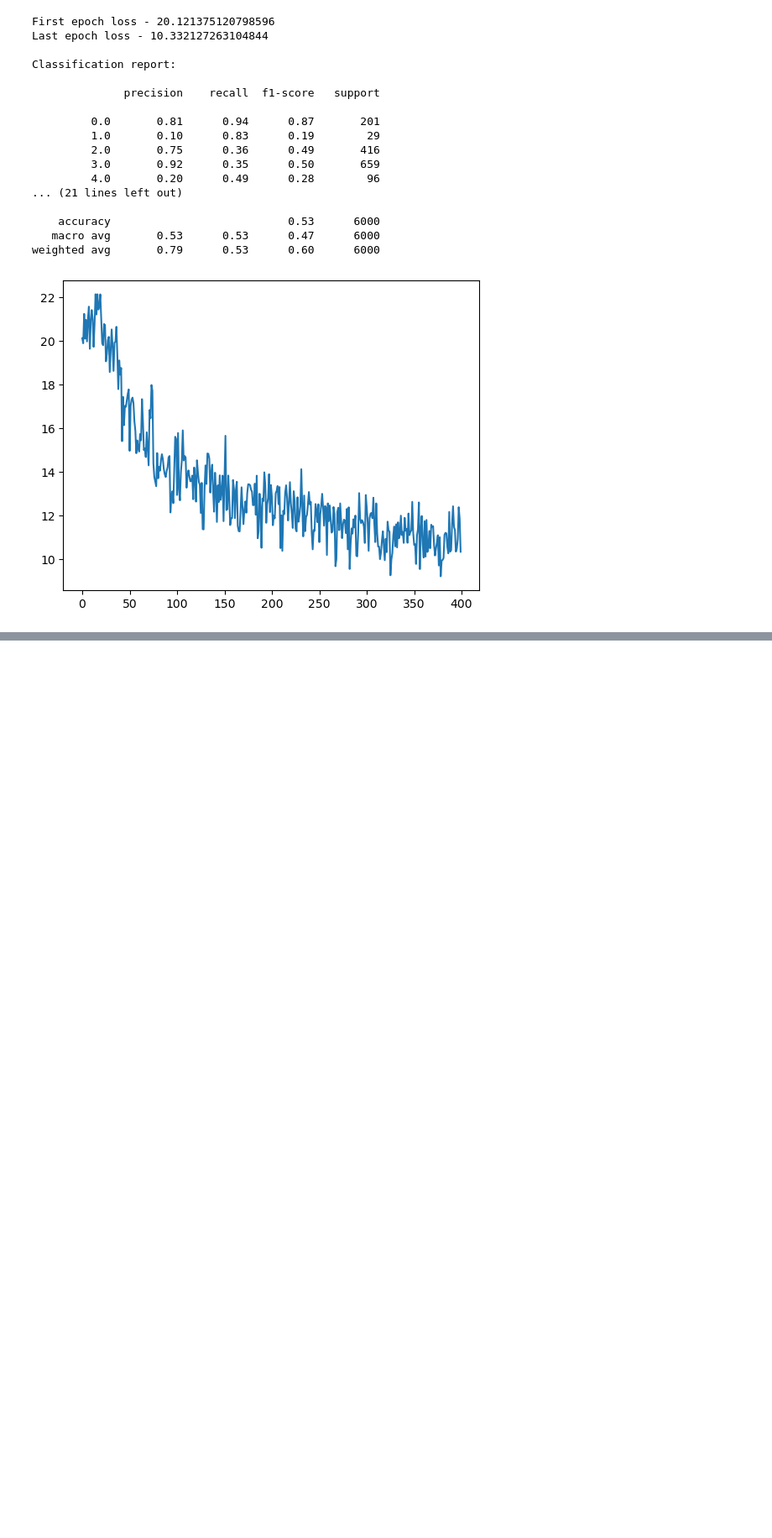
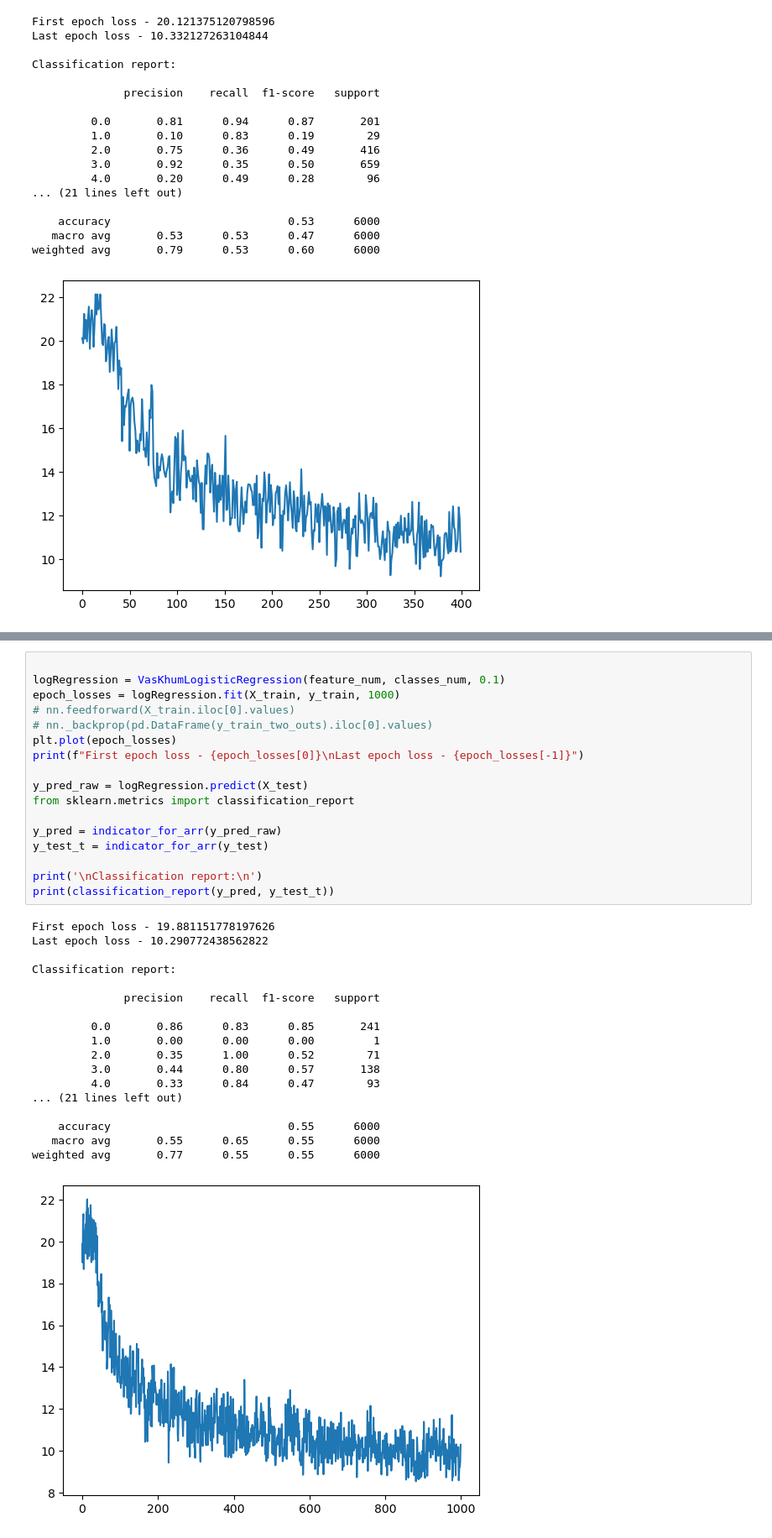
Before and after one commit to whoismuch/linear-models, a Jupyter notebook: linear-models.ipynb, the cells around one changed output, grey strips where cells are left out. Shown at 84% size. Cells and saved outputs as stored; diff of their text form; blank space fills up the shorter version.

```diff
--- a/linear-models.ipynb
+++ b/linear-models.ipynb
@@ -345,0 +497,36 @@ weighted avg       0.79      0.53      0.60      6000
+# %%
+
+logRegression = VasKhumLogisticRegression(feature_num, classes_num, 0.1)
+epoch_losses = logRegression.fit(X_train, y_train, 1000)
+# nn.feedforward(X_train.iloc[0].values)
+# nn._backprop(pd.DataFrame(y_train_two_outs).iloc[0].values)
+plt.plot(epoch_losses)
+print(f"First epoch loss - {epoch_losses[0]}\nLast epoch loss - {epoch_losses[-1]}")
+
+y_pred_raw = logRegression.predict(X_test)
+from sklearn.metrics import classification_report
+
+y_pred = indicator_for_arr(y_pred_raw)
+y_test_t = indicator_for_arr(y_test)
+
+print('\nClassification report:\n')
+print(classification_report(y_pred, y_test_t))
+# %% [output]
+First epoch loss - 19.881151778197626
+Last epoch loss - 10.290772438562822
+
+Classification report:
+
+              precision    recall  f1-score   support
+
+         0.0       0.86      0.83      0.85       241
+         1.0       0.00      0.00      0.00         1
+         2.0       0.35      1.00      0.52        71
+         3.0       0.44      0.80      0.57       138
+         4.0       0.33      0.84      0.47        93
+... (21 lines left out)
+
+    accuracy                           0.55      6000
+   macro avg       0.55      0.65      0.55      6000
+weighted avg       0.77      0.55      0.55      6000
+[figure, added]
```
Also changed, not shown: parts of 7 cells of this notebook.
